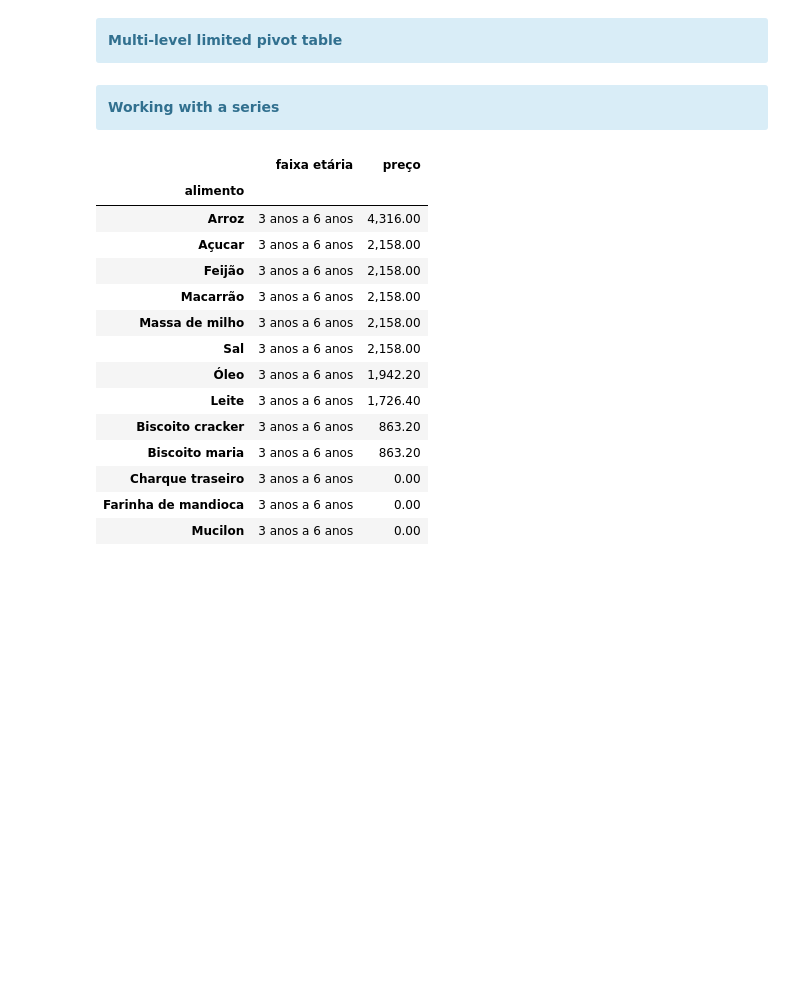
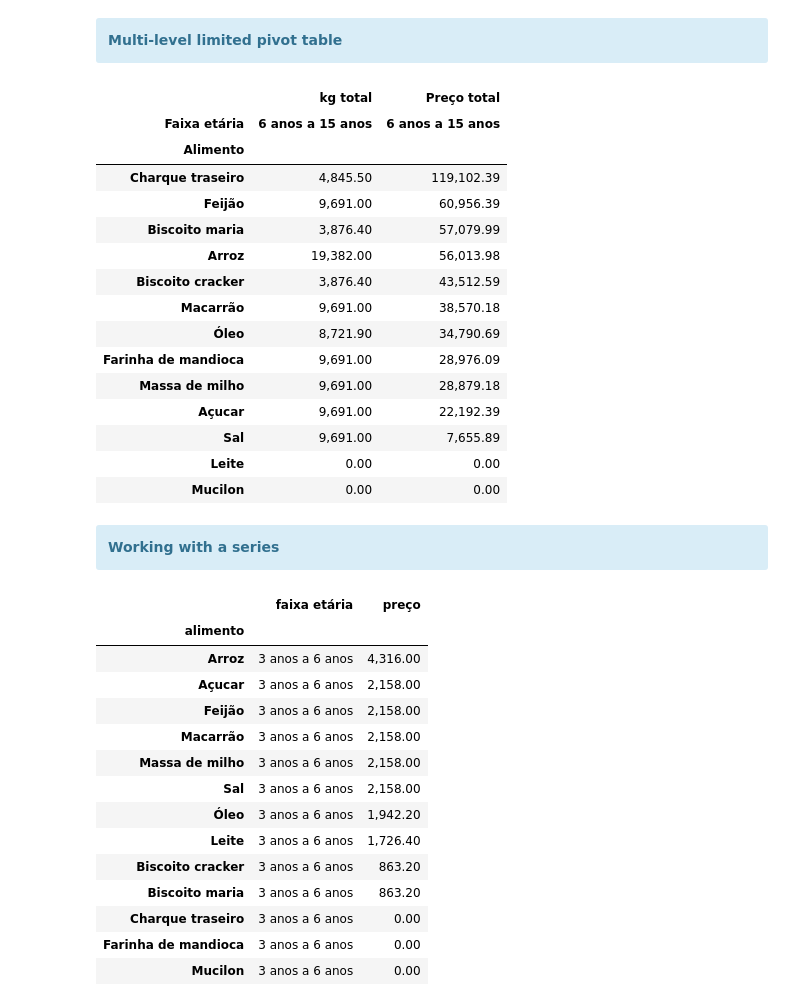
Before and after one commit to Empanator/Cestas_por_grupo, a Jupyter notebook: Cestas por grupo.ipynb, the cells around one changed output. Drawn from its saved outputs; the diff is of its cells as text; code cells hidden in the pictures; blank space fills up the shorter version.

```diff
--- a/Cestas por grupo.ipynb
+++ b/Cestas por grupo.ipynb
@@ -106,18 +125,37 @@ pivot_two = pivot_two[['kg total', 'Preço total']]
 # %%
 pivot_three = pd.pivot_table(df, index = ['Alimento'],
                                columns = ['Faixa etária'],
                                values = ['kg total', 'Preço total'], # Doesn't follow the order
                                aggfunc = np.sum, fill_value = 0)
 
 # Select data that will show on dataframe and change the value/column order
 pivot_three = pivot_three.reindex([('Preço total', '6 anos a 15 anos'),
                                ('kg total', '6 anos a 15 anos')], axis = 1)
 
 # Sort by preço total with 6 meses a 3 anos
 pivot_three = pivot_three.sort_values(by = [('Preço total', '6 anos a 15 anos')], ascending = False)
 
 # Reorder the values of pivot table
 pivot_three = pivot_three[['kg total', 'Preço total']]
+
+pivot_three
+# %% [output]
+|  | kg total | Preço total |
+| Faixa etária | 6 anos a 15 anos | 6 anos a 15 anos |
+| Alimento |  |  |
+| Charque traseiro | 4,845.50 | 119,102.39 |
+| Feijão | 9,691.00 | 60,956.39 |
+| Biscoito maria | 3,876.40 | 57,079.99 |
+| Arroz | 19,382.00 | 56,013.98 |
+| Biscoito cracker | 3,876.40 | 43,512.59 |
+| Macarrão | 9,691.00 | 38,570.18 |
+| Óleo | 8,721.90 | 34,790.69 |
+| Farinha de mandioca | 9,691.00 | 28,976.09 |
+| Massa de milho | 9,691.00 | 28,879.18 |
+| Açucar | 9,691.00 | 22,192.39 |
+| Sal | 9,691.00 | 7,655.89 |
+| Leite | 0.00 | 0.00 |
+| Mucilon | 0.00 | 0.00 |
 # %% [markdown]
 <div class="alert alert-block alert-info">
 <b>Working with a series</b>
```
Also changed, not shown: parts of 4 cells of this notebook.
